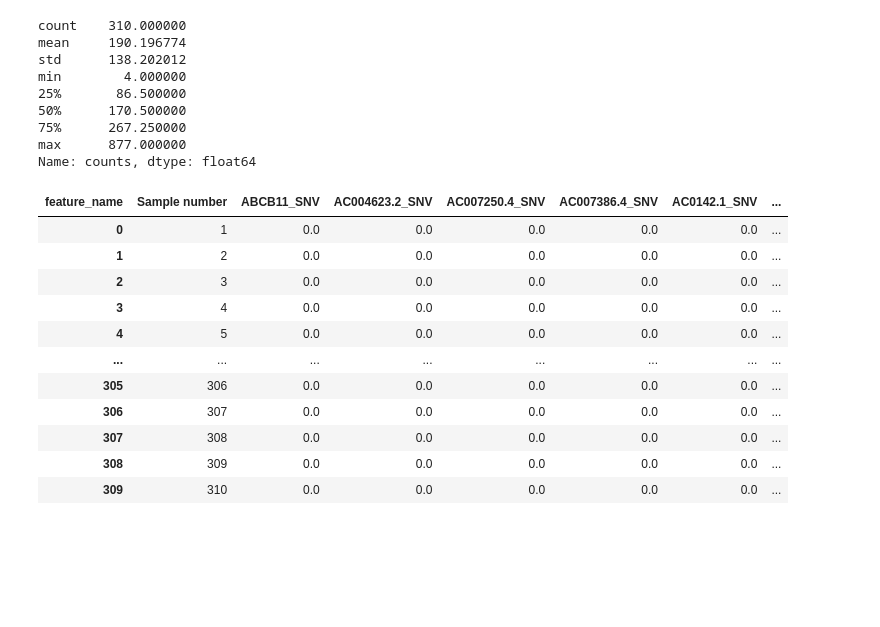
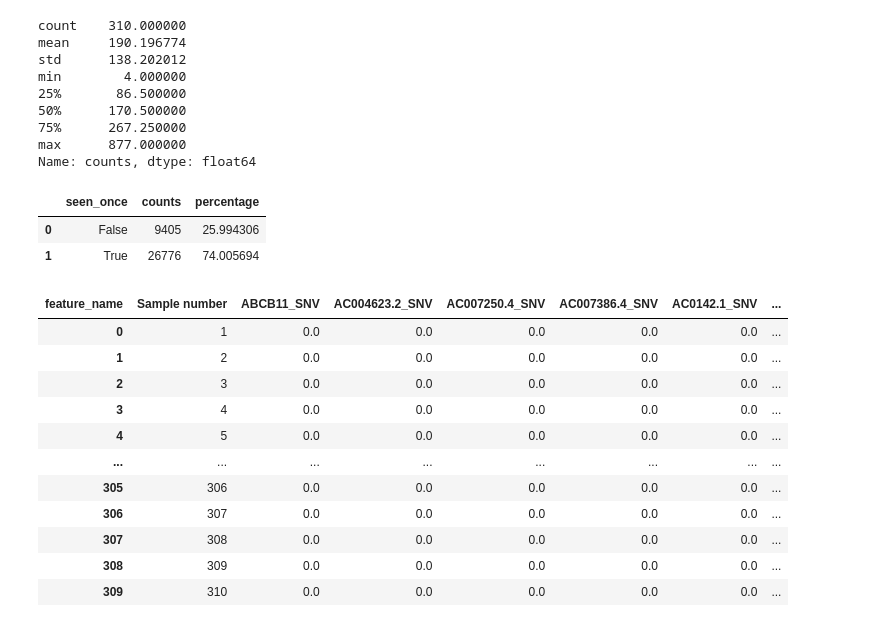
Before and after one commit to etabari/goya_paper, a Jupyter notebook: coo-modeling/01.03-feature-engineering-paper.ipynb, the cells around one changed output. Saved outputs shown, nothing was run; the diff lists cells and outputs as text; code cells hidden in the pictures; blank space fills up the shorter version.

```diff
--- a/coo-modeling/01.03-feature-engineering-paper.ipynb
+++ b/coo-modeling/01.03-feature-engineering-paper.ipynb
@@ -111,6 +111,17 @@ min        4.000000
 75%      267.250000
 max      877.000000
 Name: counts, dtype: float64
+# %%
+## Unique SNVs
+snv_repeats = snv.groupby(["CHR", "POS", "ALT"]).size().reset_index(name="counts")
+snv_repeats["seen_once"] = snv_repeats["counts"] == 1
+snv_repeats.groupby("seen_once").size().reset_index(name="counts").assign(
+    percentage=lambda x: x["counts"] / x["counts"].sum() * 100
+)
+# %% [output]
+|  | seen_once | counts | percentage |
+| 0 | False | 9405 | 25.994306 |
+| 1 | True | 26776 | 74.005694 |
 # %%
 # For each sample, a list of genes with any non-silent somatic SNVs, indels or translocations was compiled,
 # regardless of the loci of the variants within the gene; for example, SNV in EZH2, indel in PIM1 or translocation in BCL2.
```
Also changed, not shown: parts of 4 cells of this notebook.
